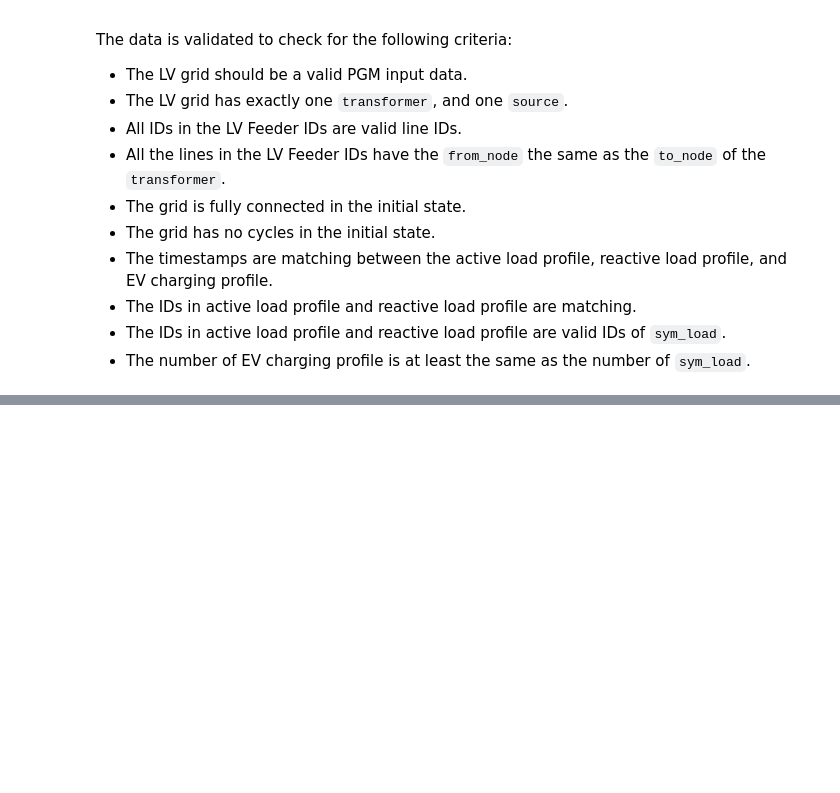
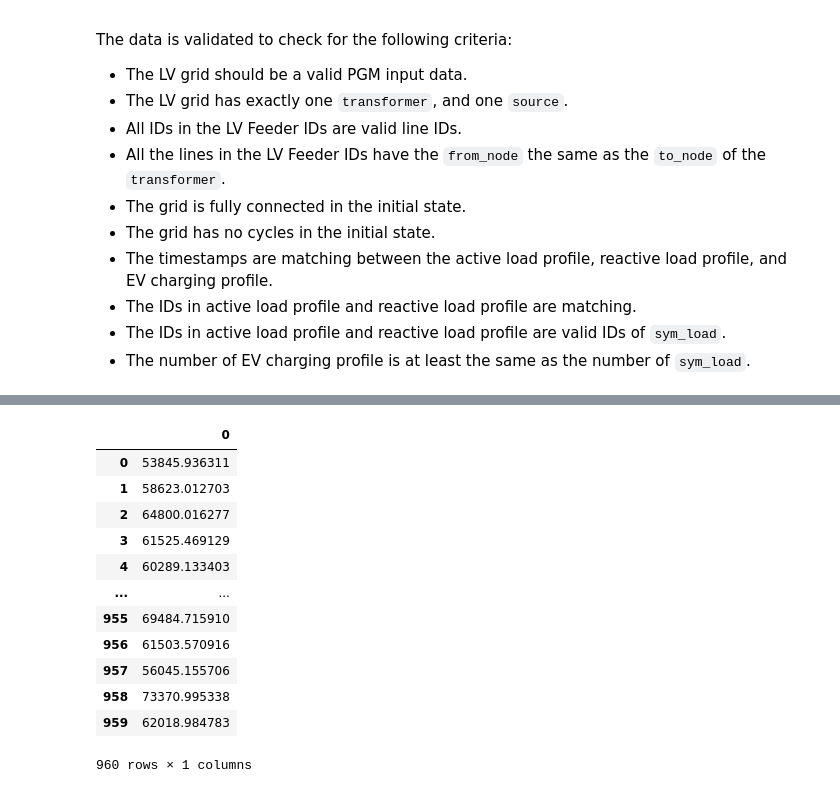
Before and after one commit to ACMason117/power-system-simulation-acdc, a Jupyter notebook: src/power_system_simulation/Final_presentation.ipynb, the cells around one changed output, grey strips where cells are left out. Drawn from its saved outputs; the diff is of its cells as text; code cells hidden in the pictures; blank space fills up the shorter version.

```diff
--- a/src/power_system_simulation/Final_presentation.ipynb
+++ b/src/power_system_simulation/Final_presentation.ipynb
@@ -338,0 +476,18 @@ EV_test = pss.PowerSim(grid_data=grid_data)
+# %%
+combined_profile = pd.DataFrame(active_power_profile[12].values + ev_active_power_profile[0].values)
+
+display(combined_profile)
+# %% [output]
+|  | 0 |
+| 0 | 53845.936311 |
+| 1 | 58623.012703 |
+| 2 | 64800.016277 |
+| 3 | 61525.469129 |
+| 4 | 60289.133403 |
+| ... | ... |
+| 955 | 69484.715910 |
+| 956 | 61503.570916 |
+| 957 | 56045.155706 |
+| 958 | 73370.995338 |
+| 959 | 62018.984783 |
+960 rows × 1 columns
```
Also changed, not shown: parts of 14 cells of this notebook, 1 other file.
